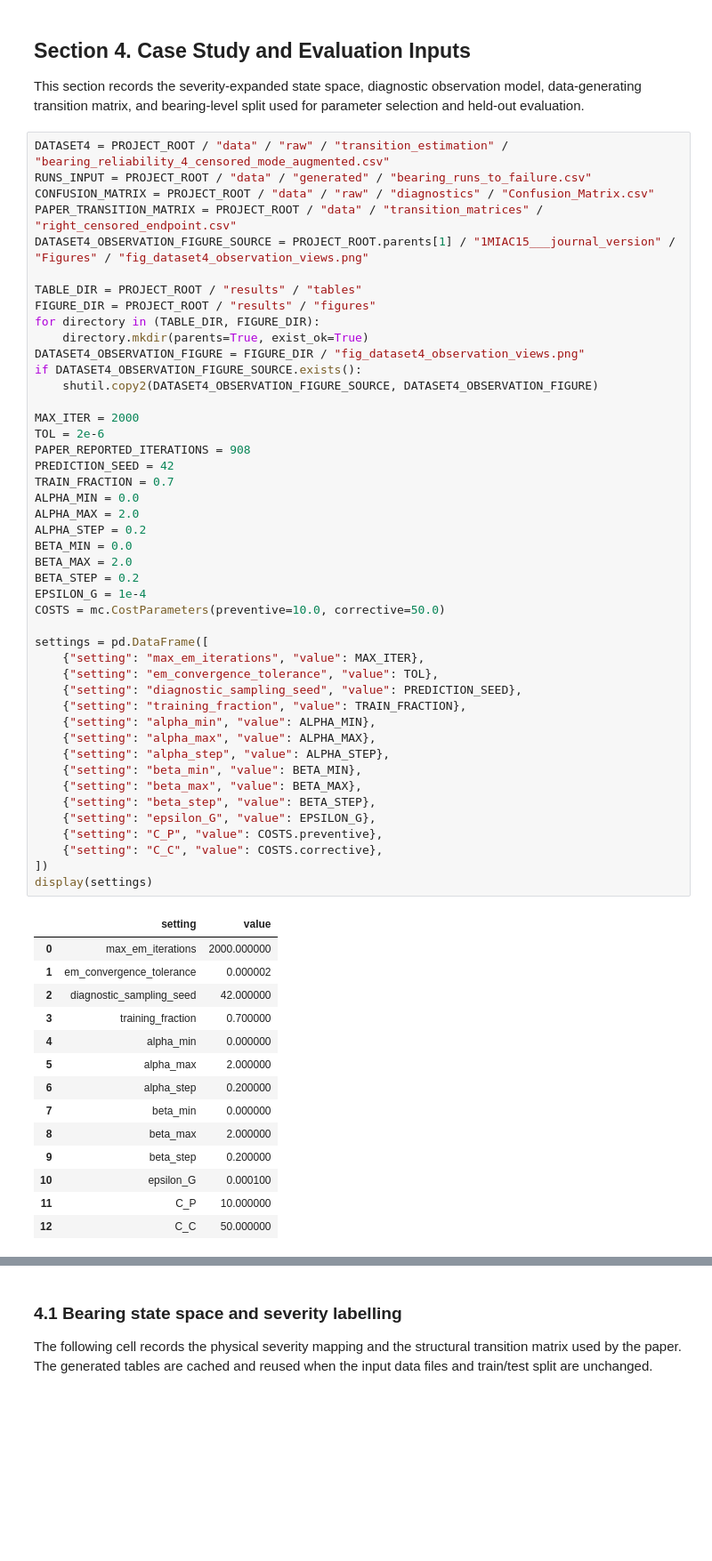
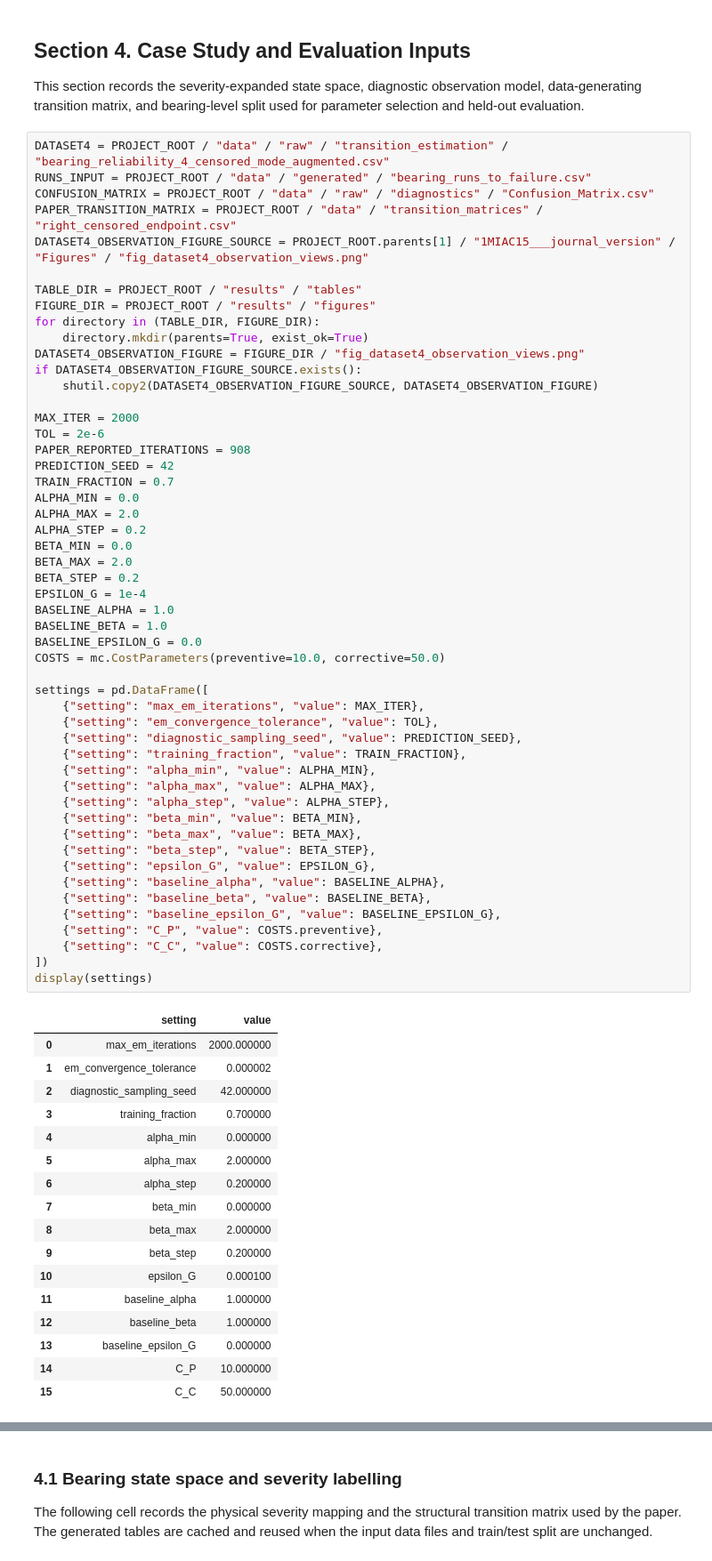
Before and after one commit to InoWelters/Markov-Diagnostic-State-Fusion, a Jupyter notebook: main.ipynb, the cells around one changed output, grey strips where cells are left out. Shown at 89% size. Drawn from its saved outputs; the diff is of its cells as text; blank space fills up the shorter version.

```diff
--- a/main.ipynb
+++ b/main.ipynb
@@ -77,37 +77,46 @@ BETA_MIN = 0.0
 BETA_MAX = 2.0
 BETA_STEP = 0.2
 EPSILON_G = 1e-4
+BASELINE_ALPHA = 1.0
+BASELINE_BETA = 1.0
+BASELINE_EPSILON_G = 0.0
 COSTS = mc.CostParameters(preventive=10.0, corrective=50.0)
 
 settings = pd.DataFrame([
     {"setting": "max_em_iterations", "value": MAX_ITER},
     {"setting": "em_convergence_tolerance", "value": TOL},
     {"setting": "diagnostic_sampling_seed", "value": PREDICTION_SEED},
     {"setting": "training_fraction", "value": TRAIN_FRACTION},
     {"setting": "alpha_min", "value": ALPHA_MIN},
     {"setting": "alpha_max", "value": ALPHA_MAX},
     {"setting": "alpha_step", "value": ALPHA_STEP},
     {"setting": "beta_min", "value": BETA_MIN},
     {"setting": "beta_max", "value": BETA_MAX},
     {"setting": "beta_step", "value": BETA_STEP},
     {"setting": "epsilon_G", "value": EPSILON_G},
+    {"setting": "baseline_alpha", "value": BASELINE_ALPHA},
+    {"setting": "baseline_beta", "value": BASELINE_BETA},
+    {"setting": "baseline_epsilon_G", "value": BASELINE_EPSILON_G},
     {"setting": "C_P", "value": COSTS.preventive},
     {"setting": "C_C", "value": COSTS.corrective},
 ])
 display(settings)
 # %% [output]
 |  | setting | value |
 | 0 | max_em_iterations | 2000.000000 |
 | 1 | em_convergence_tolerance | 0.000002 |
 | 2 | diagnostic_sampling_seed | 42.000000 |
 | 3 | training_fraction | 0.700000 |
 | 4 | alpha_min | 0.000000 |
 | 5 | alpha_max | 2.000000 |
 | 6 | alpha_step | 0.200000 |
 | 7 | beta_min | 0.000000 |
 | 8 | beta_max | 2.000000 |
 | 9 | beta_step | 0.200000 |
 | 10 | epsilon_G | 0.000100 |
-| 11 | C_P | 10.000000 |
-| 12 | C_C | 50.000000 |
+| 11 | baseline_alpha | 1.000000 |
+| 12 | baseline_beta | 1.000000 |
+| 13 | baseline_epsilon_G | 0.000000 |
+| 14 | C_P | 10.000000 |
+| 15 | C_C | 50.000000 |
 # %% [markdown]
```
Also changed, not shown: parts of 10 cells of this notebook, 8 other files.
